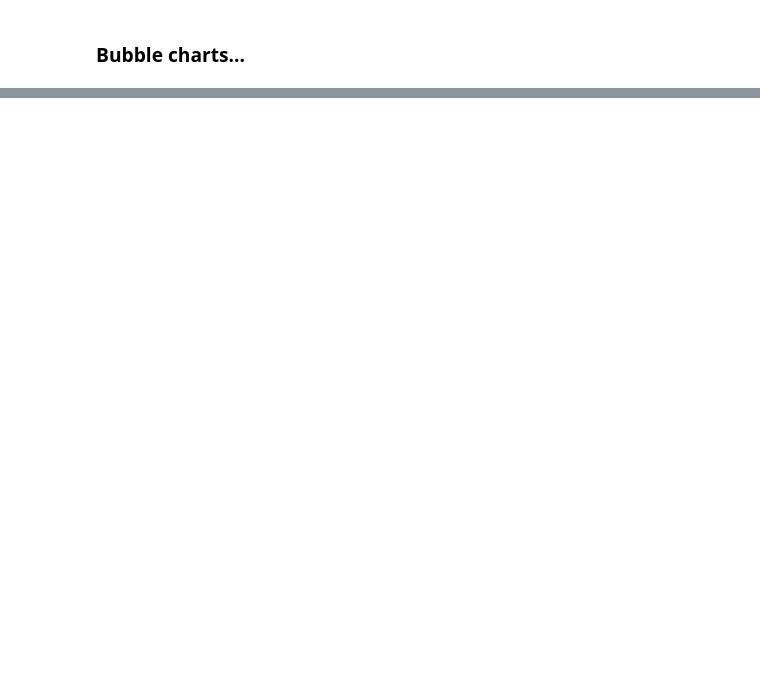
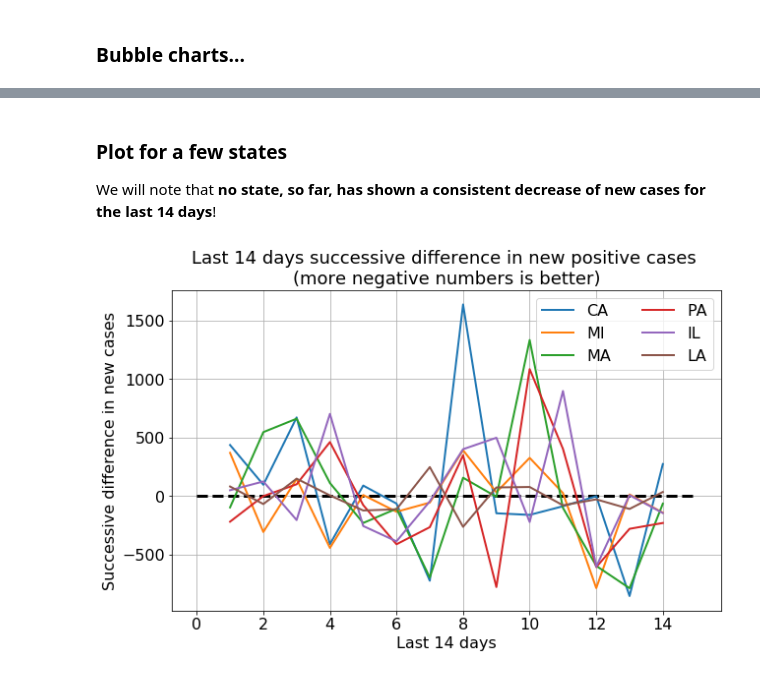
Before and after one commit to tirthajyoti/Covid-19-analysis, a Jupyter notebook: Notebook/Covid-tracking-project.ipynb, the cells around one changed output, grey strips where cells are left out. Drawn from its saved outputs; the diff is of its cells as text; code cells hidden in the pictures; blank space fills up the shorter version.

```diff
--- a/Notebook/Covid-tracking-project.ipynb
+++ b/Notebook/Covid-tracking-project.ipynb
@@ -407,0 +445,40 @@ plt.show()
+# %%
+def caseCountsdecrease(days=14,state='NY'):
+    """
+    Determines whether the given state has a decreasing case counts for given number of days
+    Arguments:
+            days: Number of days to go back
+            state: Name of the state (a string)
+    Returns:
+            A tuple containing the successive difference vector (of new cases) and
+            the number of negative quantities in that vector. When all the quantities are negative,
+            the state has shown consistent decrease in new cases for the given number of days.
+    """
+    positiveIncrease = np.array(df[df['state']==state]['positiveIncrease'][:days+1])[-1::-1]
+    diff = np.diff(positiveIncrease)
+    countofNeg = np.sum(diff <= 0, axis=0)
+    return (countofNeg, diff)
+# %% [markdown]
+### Plot for a few states
+
+We will note that **no state, so far, has shown a consistent decrease of new cases for the last 14 days**!
+# %%
+states = ['CA','MI','MA','PA','IL','LA']
+cd = []
+x = np.arange(1,15,1)
+plt.figure(figsize=(10,6))
+plt.title("Last 14 days successive difference in new positive cases \n(more negative numbers is better)",
+          fontsize=18)
+for s in states:
+    _,data = caseCountsdecrease(days=14,state=s)
+    plt.plot(x,data,linewidth=2)
+plt.legend(states,fontsize=16,ncol=2)
+plt.grid(True)
+plt.xticks(fontsize=16)
+plt.yticks(fontsize=16)
+plt.xlabel("Last 14 days",fontsize=16)
+plt.ylabel("Successive difference in new cases",fontsize=16)
+plt.hlines(y=0,xmin=0,xmax=15,linestyles='--',lw=3)
+plt.show()
+# %% [output]
+[figure, added]
```
Also changed, not shown: parts of 24 cells of this notebook.
